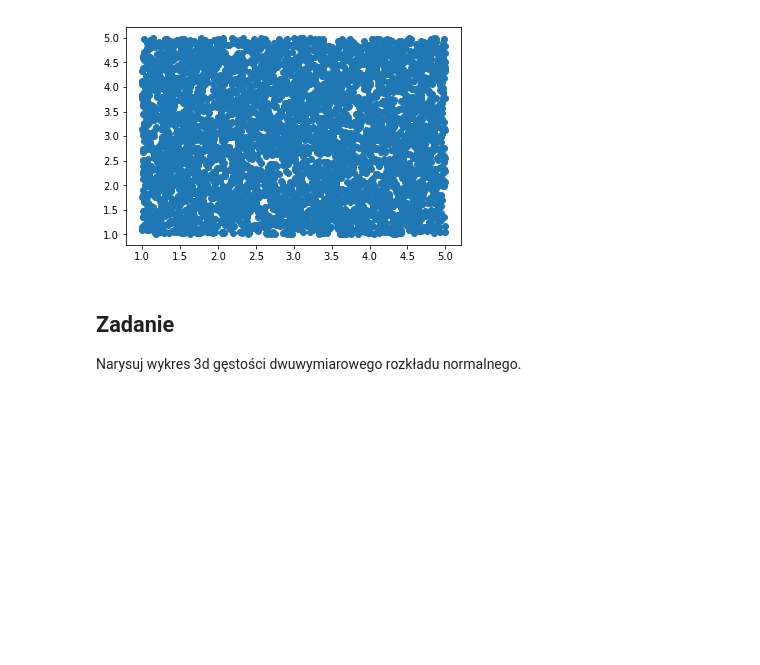
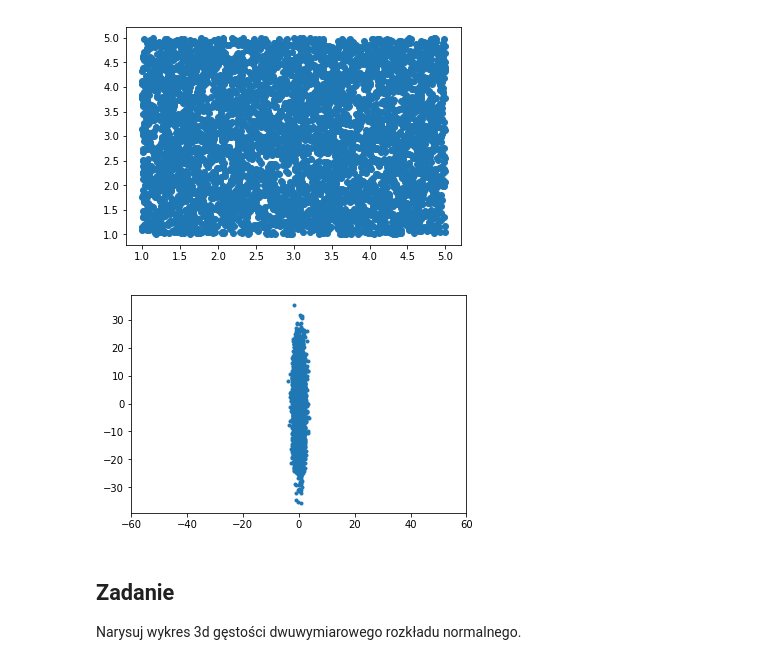
Before and after one commit to matmarchew/AD, a Jupyter notebook: AD_Z2.ipynb, the cells around one changed output. Drawn from its saved outputs; the diff is of its cells as text; code cells hidden in the pictures; blank space fills up the shorter version.

```diff
--- a/AD_Z2.ipynb
+++ b/AD_Z2.ipynb
@@ -106,6 +120,17 @@ plt.scatter(y[:,0],y[:,1])
 plt.show()
 # %% [output]
 [figure]
+# %%
+import numpy.random as rnd
+import matplotlib.pyplot as plt
+mean = [0, 0]
+cov = [[1, 0], [0, 100]]
+x, y = rnd.multivariate_normal(mean, cov, 5000).T
+plt.plot(x, y, '.')
+plt.axis('equal')
+plt.show()
+# %% [output]
+[figure, added]
 # %% [markdown]
 ## Zadanie
 
```
Also changed, not shown: parts of 2 cells of this notebook.
